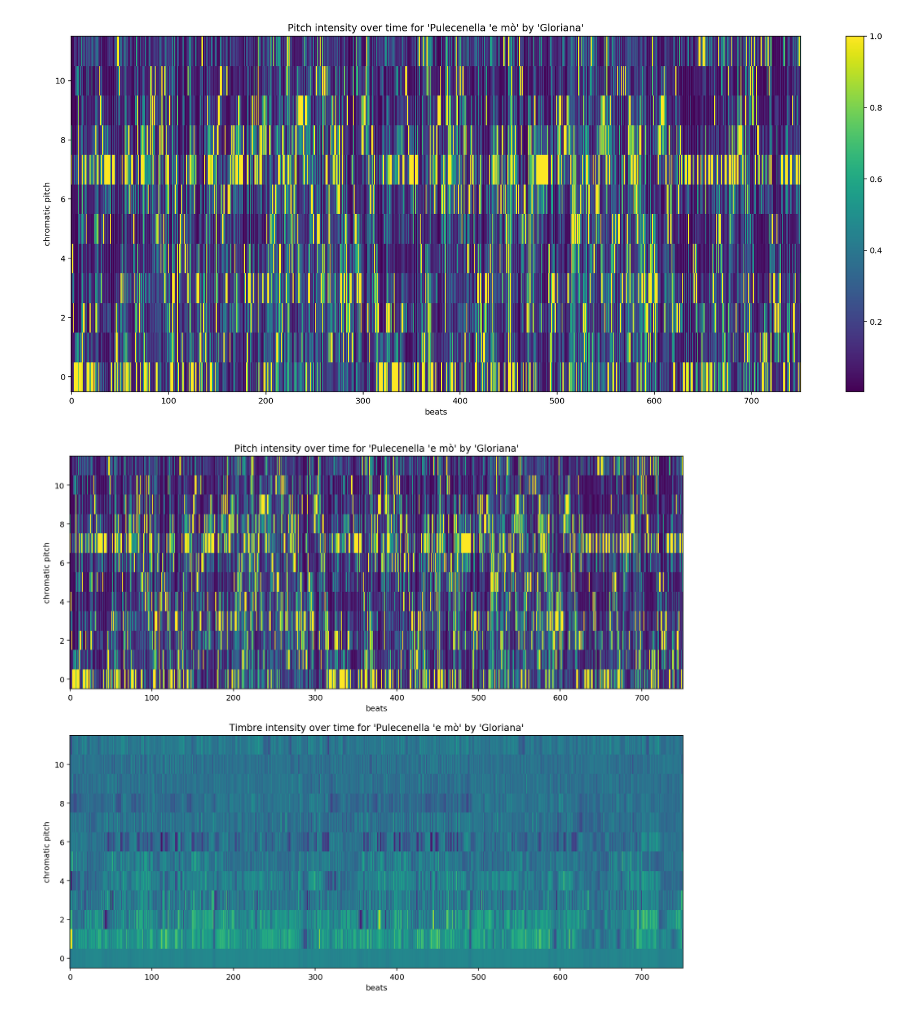
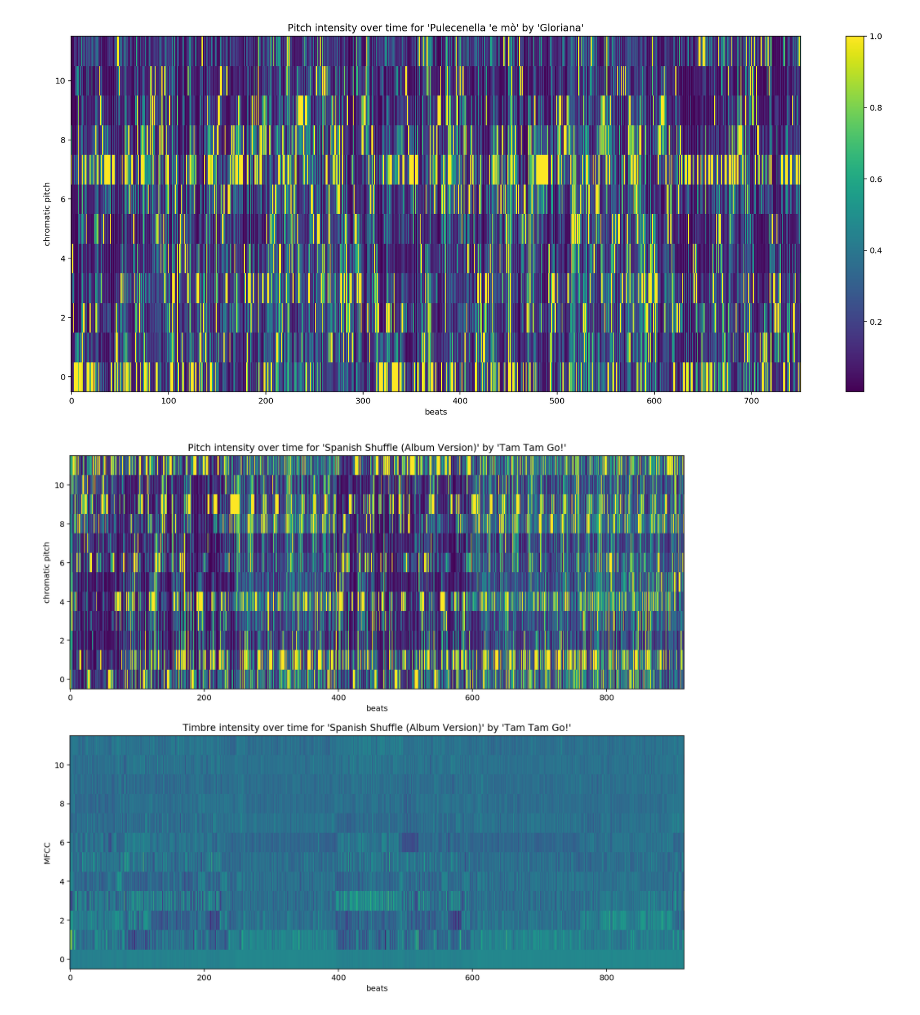
Before and after one commit to mhfisch/production-value, a Jupyter notebook: load_multiple_files.ipynb, the cells around one changed output. Cells and saved outputs as stored; diff of their text form; code cells hidden in the pictures.

Commit message:
more plots and histograms for EDA

```diff
--- a/load_multiple_files.ipynb
+++ b/load_multiple_files.ipynb
@@ -206,19 +206,24 @@ plt.title("Pitch intensity over time for '{}' by '{}'".format(song_name, artist_
 Text(0.5, 1.0, "Pitch intensity over time for 'Pulecenella 'e mò' by 'Gloriana'")
 [figure]
 # %%
+i = 4
+
+artist_name = df.metadata.songs[i][0][9].decode()
+song_name = df.metadata.songs[i][0][18].decode()
+
 fig, axs = plt.subplots(2, figsize=(14, 12))
-axs[0].imshow(np.stack(df.analysis.segments_pitches[0]).T, aspect='auto', origin = 'lower')
+axs[0].imshow(np.stack(df.analysis.segments_pitches[i]).T, aspect='auto', origin = 'lower')
 axs[0].set_xlabel('beats')
 axs[0].set_ylabel('chromatic pitch')
 # axs[0].colorbar()
 axs[0].set_title("Pitch intensity over time for '{}' by '{}'".format(song_name, artist_name))
 
-axs[1].imshow(np.stack(df.analysis.segments_timbre[0]).T, aspect='auto', origin = 'lower')
+axs[1].imshow(np.stack(df.analysis.segments_timbre[i]).T, aspect='auto', origin = 'lower')
 axs[1].set_xlabel('beats')
-axs[1].set_ylabel('chromatic pitch')
+axs[1].set_ylabel('MFCC')
 # axs[1].colorbar()
 axs[1].set_title("Timbre intensity over time for '{}' by '{}'".format(song_name, artist_name))
 
 fig.show()
 # %% [output]
-[figure, old version]
+[figure, new version]
```
Also changed, not shown: parts of 1 cell of this notebook.
